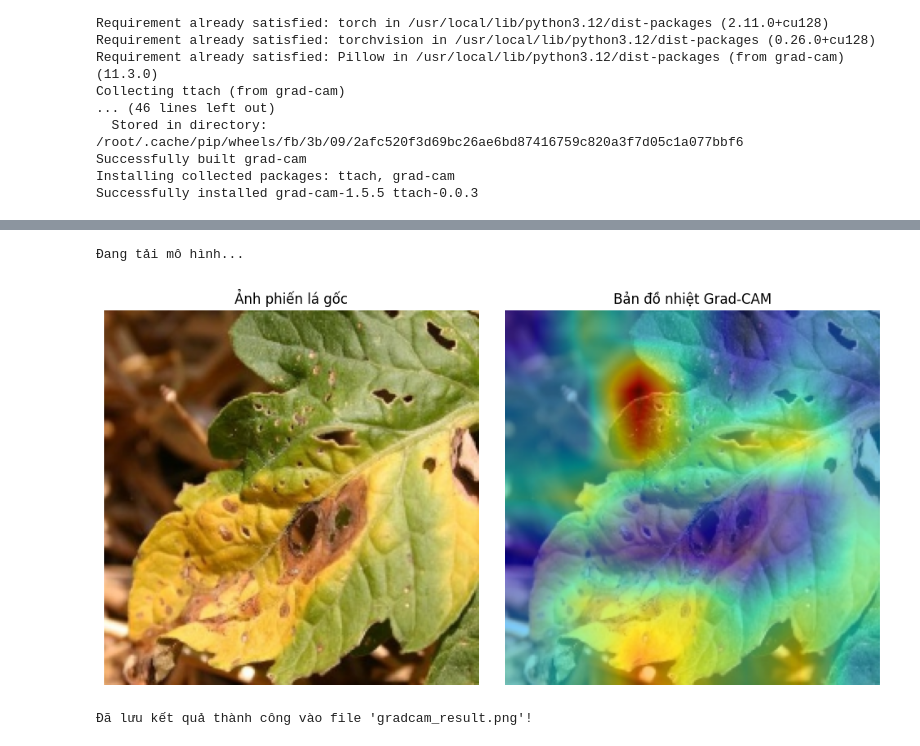
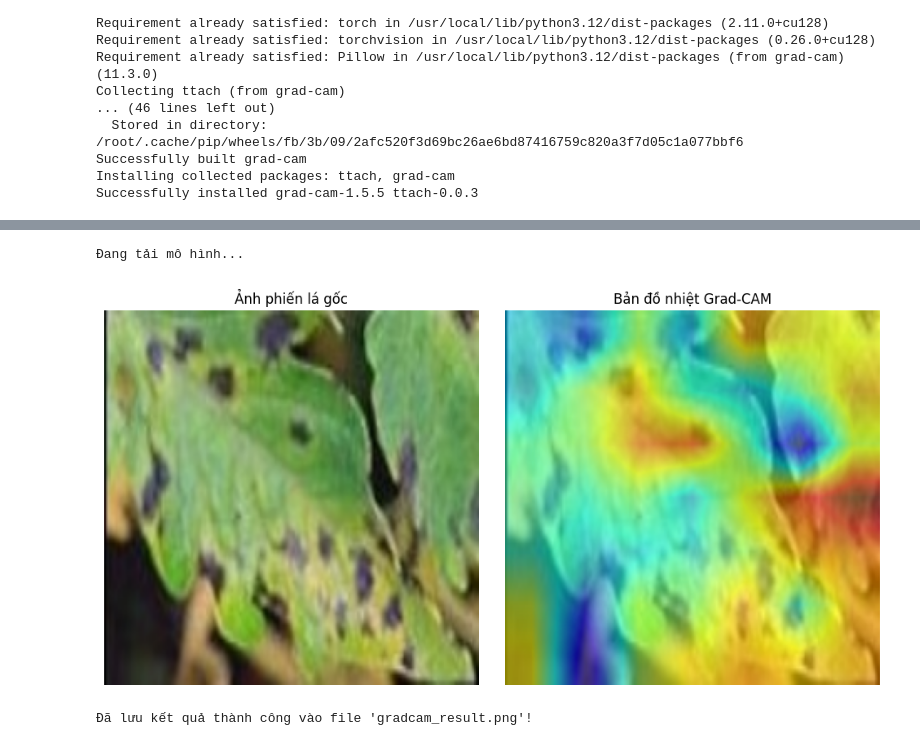
Before and after one commit to Hoanghieu003/detection-and-classification-plant-diseases, a Jupyter notebook: Custom-Pipeline-Detection-Classification.ipynb, the cells around one changed output, grey strips where cells are left out. Cells and saved outputs as stored; diff of their text form; code cells hidden in the pictures.

```diff
--- a/Custom-Pipeline-Detection-Classification.ipynb
+++ b/Custom-Pipeline-Detection-Classification.ipynb
@@ -817,12 +816,13 @@ import matplotlib.pyplot as plt
 from pytorch_grad_cam import GradCAM
 from pytorch_grad_cam.utils.image import show_cam_on_image, preprocess_image
 from ultralytics import YOLO
+import os
 
 # ==========================================
 # CẤU HÌNH ĐƯỜNG DẪN
 # ==========================================
 MODEL_PATH = '/content/Paper_Experiments/Stage2_YOLOv12_CBAM_Hybrid/weights/best.pt'
-IMAGE_PATH = '/content/Stage2_Classification_Dataset/val/Tomato_Early_Blight/tomato-early-blight-1_jpg.rf.2120eb5c8bb63fb8f91c8fad0aeefde7_crop0.jpg' # Đường dẫn đến ảnh lá đã cắt
+IMAGE_PATH = '/content/Stage2_Classification_Dataset/valid/Tomato_Early_Blight/tomato-blight-phytophthora-infestans-early-stages-on-tomato-plant-b5n952_jpg.rf.cb8872a8c54f74eee7cbbbfa4d00a9fd_crop2.jpg' # Đường dẫn đến ảnh lá đã cắt
 TARGET_SIZE = (224, 224) # Kích thước ảnh của Giai đoạn 2
 
 # Wrapper class to ensure GradCAM receives a single tensor (logits)
@@ -855,7 +855,15 @@ wrapped_pytorch_model = ModelWrapper(pytorch_model)
 target_layers = [pytorch_model.model[-2]]
 
 # 3. Đọc và Tiền xử lý ảnh đầu vào
-rgb_img = cv2.imread(IMAGE_PATH, 1)[:, :, ::-1] # Đọc ảnh và chuyển BGR sang RGB
+if not os.path.exists(IMAGE_PATH):
+    raise FileNotFoundError(f"Ảnh không tồn tại tại đường dẫn: {IMAGE_PATH}")
+
+rgb_img_bgr = cv2.imread(IMAGE_PATH, 1)
+
+if rgb_img_bgr is None:
+    raise ValueError(f"Không thể đọc ảnh từ đường dẫn: {IMAGE_PATH}. Đảm bảo đây là một file ảnh hợp lệ.")
+
+rgb_img = rgb_img_bgr[:, :, ::-1] # Đọc ảnh và chuyển BGR sang RGB
 rgb_img = cv2.resize(rgb_img, TARGET_SIZE)
 rgb_img_float = np.float32(rgb_img) / 255.0 # Chuẩn hóa về [0, 1] cho Grad-CAM
 
@@ -880,32 +888,32 @@ grayscale_cam = cam(input_tensor=input_tensor, targets=None)
 grayscale_cam = grayscale_cam[0, :]
 
 # 6. Phủ bản đồ nhiệt lên ảnh gốc
 # Kết hợp ảnh gốc và bản đồ nhiệt màu (colormap là JET theo mặc định)
 visualization = show_cam_on_image(rgb_img_float, grayscale_cam, use_rgb=True)
 
 # ==========================================
 # HIỂN THỊ VÀ LƯU KẾT QUẢ
 # ==========================================
 plt.figure(figsize=(10, 5))
 
 # Ảnh gốc
 plt.subplot(1, 2, 1)
 plt.imshow(rgb_img)
 plt.title('Ảnh phiến lá gốc')
 plt.axis('off')
 
 # Ảnh Grad-CAM
 plt.subplot(1, 2, 2)
 plt.imshow(visualization)
 plt.title('Bản đồ nhiệt Grad-CAM')
 plt.axis('off')
 
 plt.tight_layout()
 plt.savefig('gradcam_result.png', dpi=300, bbox_inches='tight') # Lưu ảnh nét căng để bỏ vào Word/Slide
 plt.show()
 
 print("Đã lưu kết quả thành công vào file 'gradcam_result.png'!")
 # %% [output]
 Đang tải mô hình...
-[figure, old version]
+[figure, new version]
 Đã lưu kết quả thành công vào file 'gradcam_result.png'!
```
Also changed, not shown: parts of 3 cells of this notebook.
